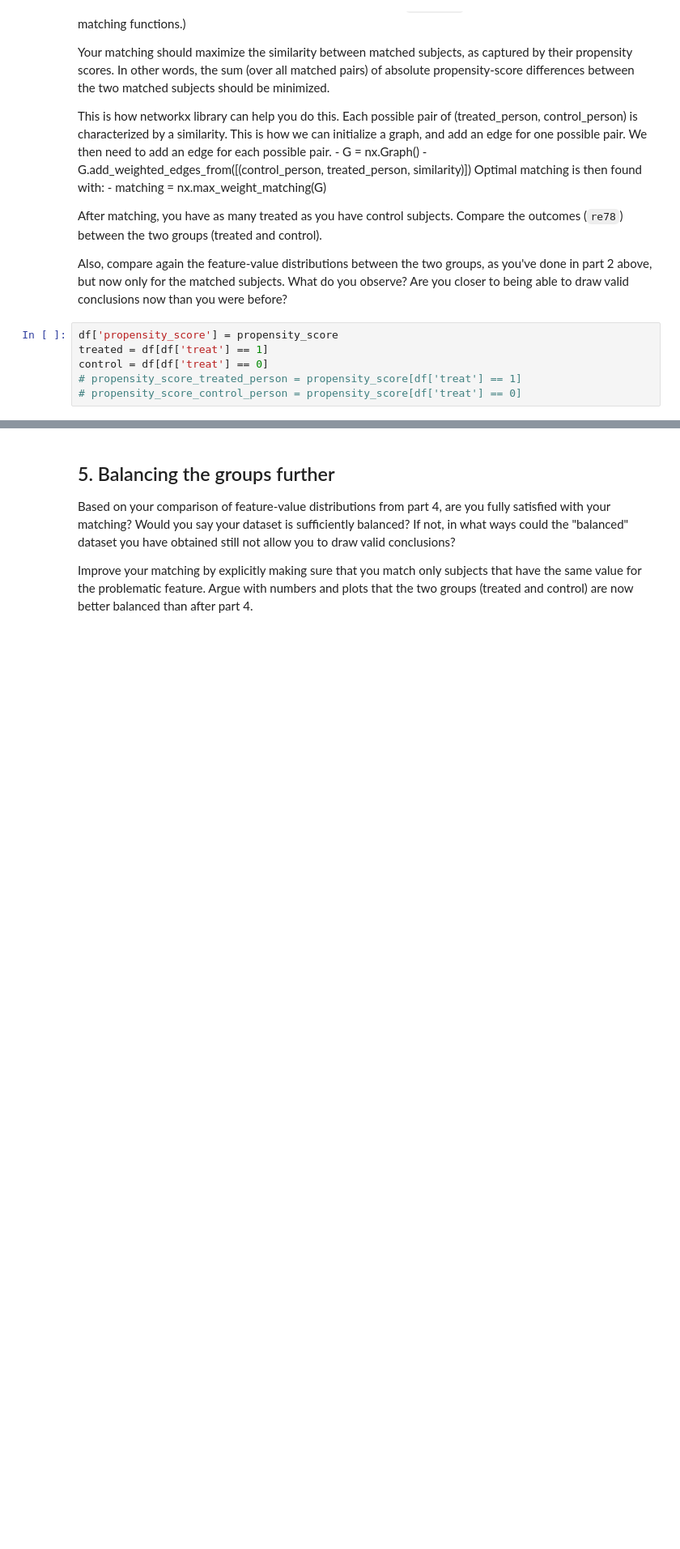
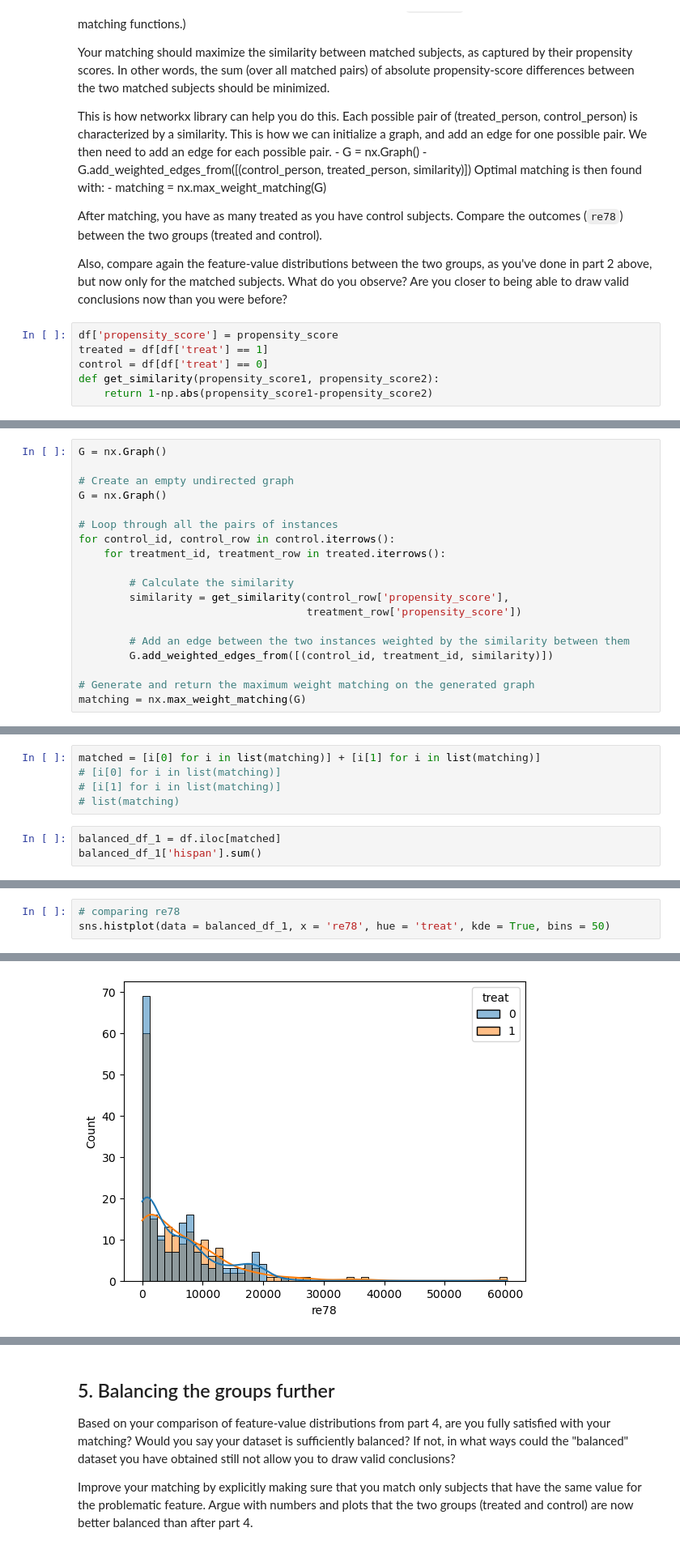
Before and after one commit to Dustmamat/AppliedDataAnalysis, a Jupyter notebook: Exercises/05 - Causal analysis of observational data/Observational studies exercise-mysolution.ipynb, the cells around one changed output, grey strips where cells are left out. Shown at 81% size. Cells and saved outputs as stored; diff of their text form; blank space fills up the shorter version.

```diff
--- a/Exercises/05 - Causal analysis of observational data/Observational studies exercise-mysolution.ipynb
+++ b/Exercises/05 - Causal analysis of observational data/Observational studies exercise-mysolution.ipynb
@@ -285,5 +284,5 @@ Are you closer to being able to draw valid conclusions now than you were before?
 df['propensity_score'] = propensity_score
 treated = df[df['treat'] == 1]
 control = df[df['treat'] == 0]
-# propensity_score_treated_person = propensity_score[df['treat'] == 1]
-# propensity_score_control_person = propensity_score[df['treat'] == 0]
+def get_similarity(propensity_score1, propensity_score2):
+    return 1-np.abs(propensity_score1-propensity_score2)
@@ -291,0 +289,19 @@ G = nx.Graph()
+# %%
+G = nx.Graph()
+
+# Create an empty undirected graph
+G = nx.Graph()
+
+# Loop through all the pairs of instances
+for control_id, control_row in control.iterrows():
+    for treatment_id, treatment_row in treated.iterrows():
+
+        # Calculate the similarity
+        similarity = get_similarity(control_row['propensity_score'],
+                                    treatment_row['propensity_score'])
+
+        # Add an edge between the two instances weighted by the similarity between them
+        G.add_weighted_edges_from([(control_id, treatment_id, similarity)])
+
+# Generate and return the maximum weight matching on the generated graph
+matching = nx.max_weight_matching(G)
@@ -291,0 +310,8 @@ G = nx.Graph()
+# %%
+matched = [i[0] for i in list(matching)] + [i[1] for i in list(matching)]
+# [i[0] for i in list(matching)]
+# [i[1] for i in list(matching)]
+# list(matching)
+# %%
+balanced_df_1 = df.iloc[matched]
+balanced_df_1['hispan'].sum()
@@ -291,0 +320,4 @@ G = nx.Graph()
+# %%
+# comparing re78
+sns.histplot(data = balanced_df_1, x = 're78', hue = 'treat', kde = True, bins = 50)
+# %% [output]
@@ -291,0 +325 @@ G = nx.Graph()
+[figure, added]
```
Also changed, not shown: parts of 23 cells of this notebook.
